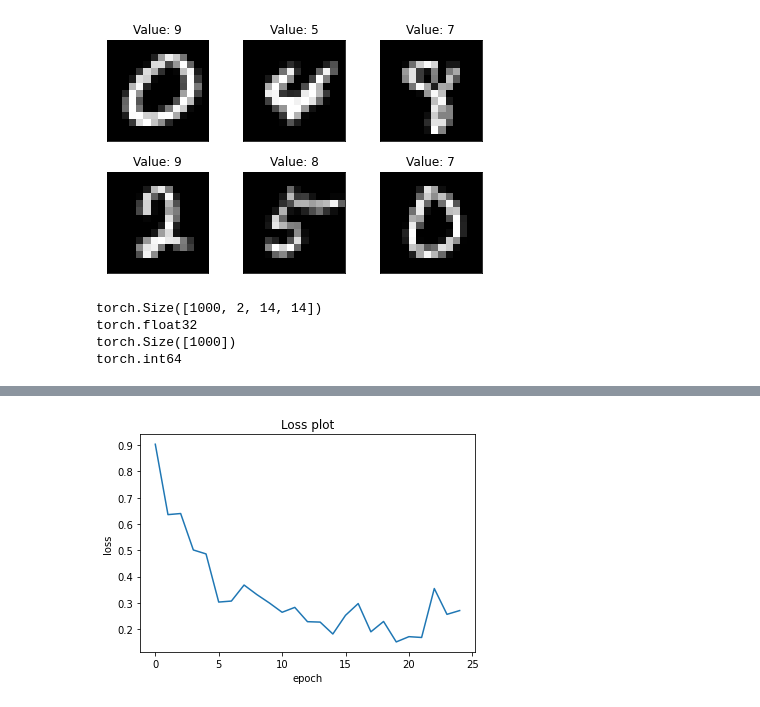
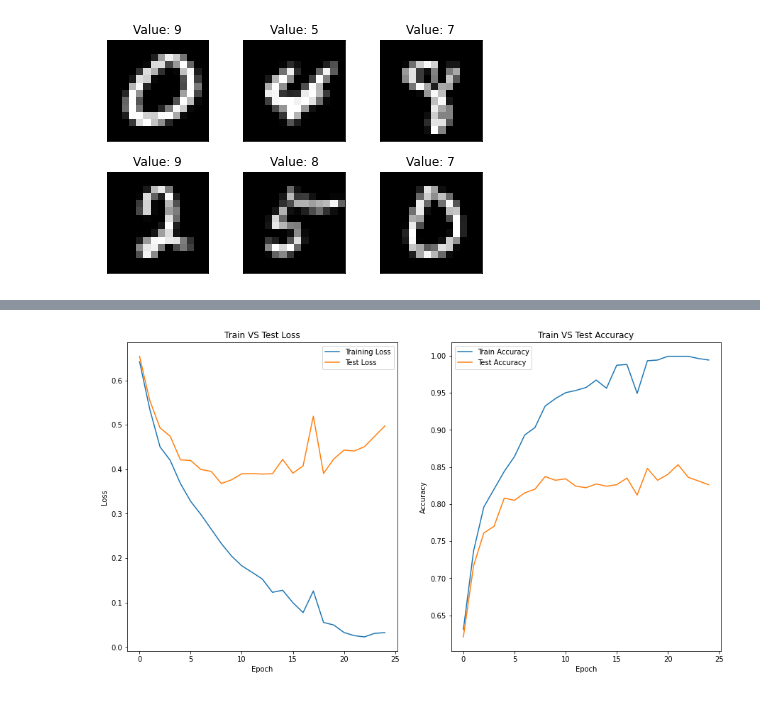
Before and after one commit to neilgogogo/deep_learnig, a Jupyter notebook: pro1/weights_sharing_CNN.ipynb, the cells around one changed output, grey strips where cells are left out. Cells and saved outputs as stored; diff of their text form; code cells hidden in the pictures.

```diff
--- a/pro1/weights_sharing_CNN.ipynb
+++ b/pro1/weights_sharing_CNN.ipynb
@@ -44,13 +50,3 @@ for i in range(6):
-# %%
-print(train_input.shape)
-print(train_input.dtype)
-print(train_target.shape)
-print(train_target.dtype)
-# %% [output]
-torch.Size([1000, 2, 14, 14])
-torch.float32
-torch.Size([1000])
-torch.int64
 # %%
 #weights_sharing_CNN
 class CNN_Net_weight_sharing(nn.Module):
@@ -160,5 +199,5 @@ my_model=CNN_Net_weight_sharing()
 my_model.save_model('CNN_Net_weight_sharing.pth')
 # %%
 # train the model
-my_model.trainer(train_input, train_target)
+my_model.trainer(train_input, train_target,test_input, test_target)
 # %% [output]
@@ -182,2 +221,2 @@ Total Training Time: 0.20 min
-[figure, old version]
+[figure, new version]
 # %%
```
Also changed, not shown: parts of 13 cells of this notebook, 9 other files.
